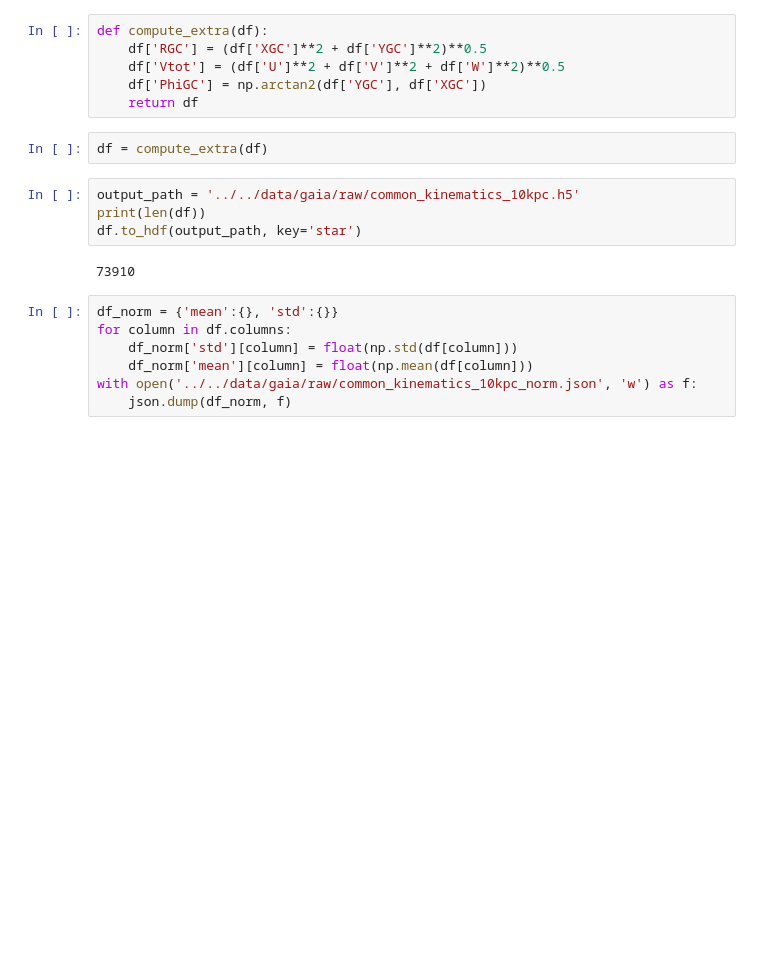
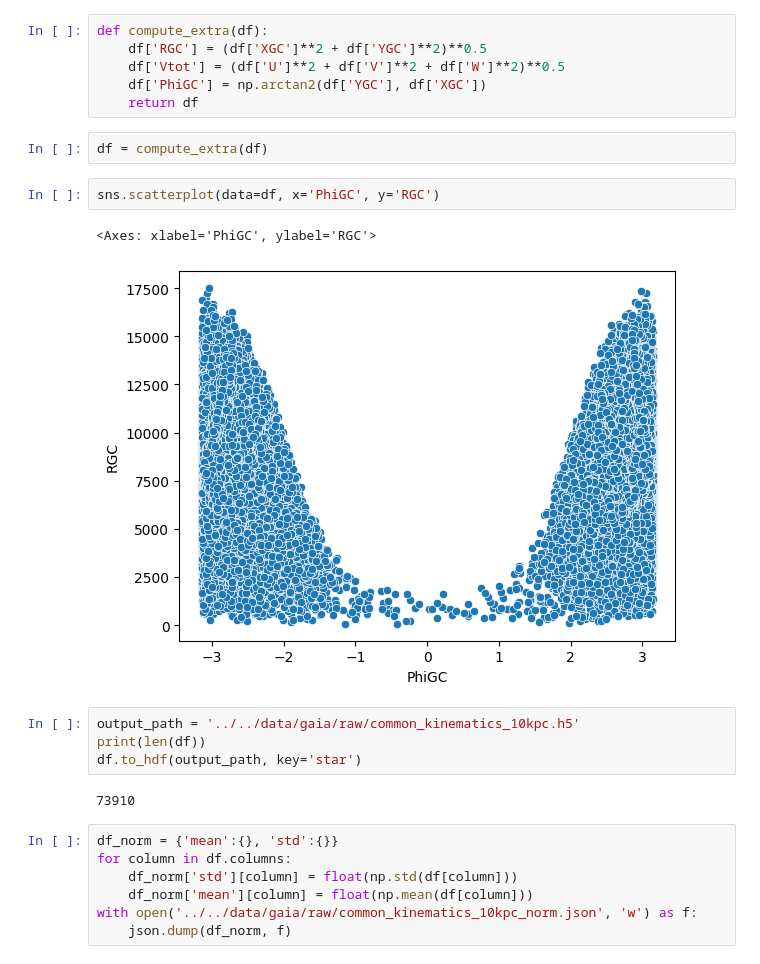
Before and after one commit to michaelyhuang23/StellarCluster, a Jupyter notebook: notebooks/gaia-process/compute_additional_features.ipynb, the cells around one changed output. Drawn from its saved outputs; the diff is of its cells as text; blank space fills up the shorter version.

```diff
--- a/notebooks/gaia-process/compute_additional_features.ipynb
+++ b/notebooks/gaia-process/compute_additional_features.ipynb
@@ -20,6 +30,11 @@ def compute_extra(df):
     return df
 # %%
 df = compute_extra(df)
+# %%
+sns.scatterplot(data=df, x='PhiGC', y='RGC')
+# %% [output]
+<Axes: xlabel='PhiGC', ylabel='RGC'>
+[figure, added]
 # %%
 output_path = '../../data/gaia/raw/common_kinematics_10kpc.h5'
 print(len(df))
```
Also changed, not shown: parts of 3 cells of this notebook, 7 other files.
